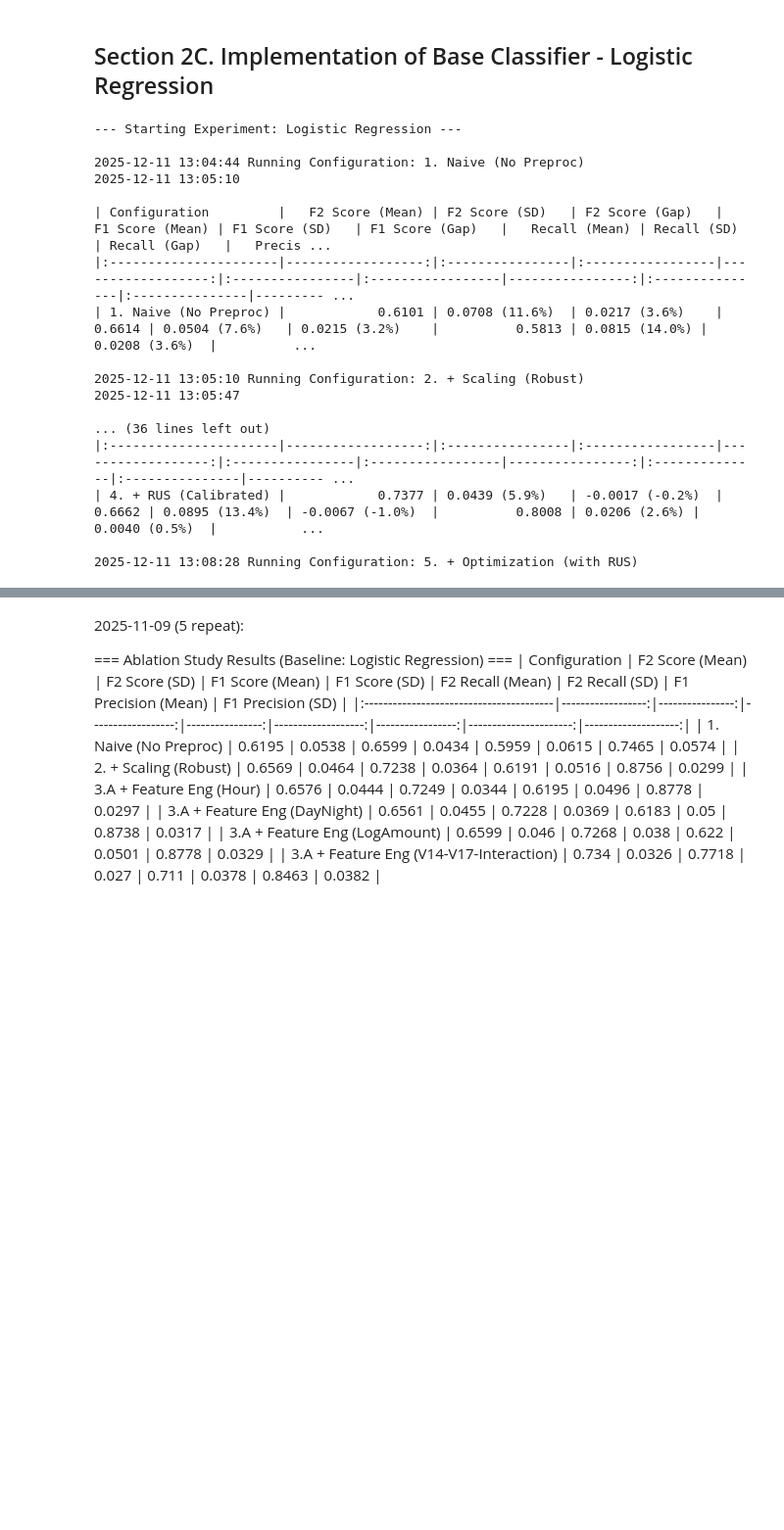
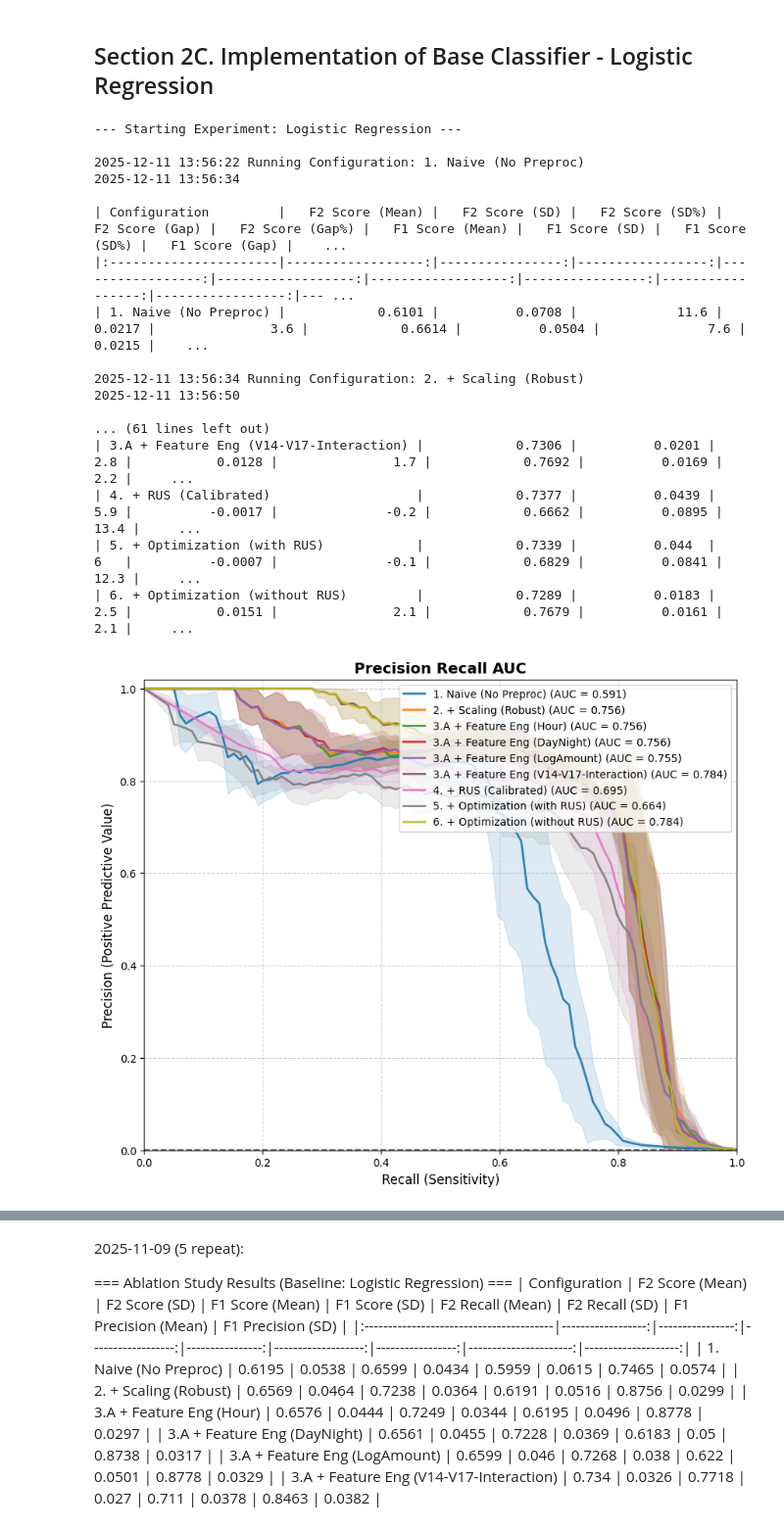
Before and after one commit to ang-bill/IU-DLMDSME01-Credit-Card-Fraud-Detection, a Jupyter notebook: Task1_Credit_Card_Fraud_Detection_Classifier_1.ipynb, the cells around one changed output, grey strips where cells are left out. Shown at 98% size. Cells and saved outputs as stored; diff of their text form; code cells hidden in the pictures; blank space fills up the shorter version.

```diff
--- a/Task1_Credit_Card_Fraud_Detection_Classifier_1.ipynb
+++ b/Task1_Credit_Card_Fraud_Detection_Classifier_1.ipynb
@@ -400,6 +399,7 @@ def run_ablation_study(experiment_name, base_clf, param_dist, X, y, configs, ext
     inner_cv = StratifiedKFold(n_splits=4, shuffle=True, random_state=42)
 
     results_table = []
+    plotting_data = {}
 
     print(f"--- Starting Experiment: {experiment_name} ---")
 
@@ -413,6 +413,7 @@ def run_ablation_study(experiment_name, base_clf, param_dist, X, y, configs, ext
                 'prec_test': [], 'prec_train': [],
                 'best_params': []
             }
+        plotting_data[name] = {'y_real': [], 'y_proba': []}
 
         # Outer CV loop (split training and test set)
         for i, (train_idx, test_idx) in enumerate(outer_cv.split(X, y)):
@@ -518,7 +519,12 @@ def run_ablation_study(experiment_name, base_clf, param_dist, X, y, configs, ext
                 model = pipeline
 
             # Prediction on test set
-            y_pred = model.predict(X_test)
+            y_pred_test = model.predict(X_test)
+
+            # Store probabilities for visualisation
+            y_proba_test = model.predict_proba(X_test)[:, 1] # calibrated probabilities
+            plotting_data[name]['y_real'].append(y_test)
+            plotting_data[name]['y_proba'].append(y_proba_test)
 
             # Prediction also on training set
             # This enables the measurement of the generalization gap between
@@ -530,10 +536,10 @@ def run_ablation_study(experiment_name, base_clf, param_dist, X, y, configs, ext
             y_pred_train = model.predict(X_train)
 
             # Record Metrics on test set
-            fold_metrics['f2_test'].append(fbeta_score(y_test, y_pred, beta=2))
-            fold_metrics['f1_test'].append(f1_score(y_test, y_pred))
-            fold_metrics['rec_test'].append(recall_score(y_test, y_pred))
-            fold_metrics['prec_test'].append(precision_score(y_test, y_pred, zero_division=0))
+            fold_metrics['f2_test'].append(fbeta_score(y_test, y_pred_test, beta=2))
+            fold_metrics['f1_test'].append(f1_score(y_test, y_pred_test))
+            fold_metrics['rec_test'].append(recall_score(y_test, y_pred_test))
+            fold_metrics['prec_test'].append(precision_score(y_test, y_pred_test, zero_division=0))
 
             # Record Metrics on training set
             fold_metrics['f2_train'].append(fbeta_score(y_train, y_pred_train, beta=2))
@@ -580,8 +586,13 @@ def run_ablation_study(experiment_name, base_clf, param_dist, X, y, configs, ext
 
           # 5. Add Columns to Row
           row[f'{label} (Mean)'] = f"{test_mean:.4f}"
-          row[f'{label} (SD)']   = f"{test_std:.4f} ({cv_pct:.1f}%)"
-          row[f'{label} (Gap)']  = f"{gap:.4f} ({gap_pct:.1f}%)"
+          #row[f'{label} (SD)']   = f"{test_std:.4f} ({cv_pct:.1f}%)"
+          row[f'{label} (SD)']   = f"{test_std:.4f}"
+          row[f'{label} (SD%)']   = f"{cv_pct:.1f}"
+          #row[f'{label} (Gap)']  = f"{gap:.4f} ({gap_pct:.1f}%)"
+          row[f'{label} (Gap)']   = f"{gap:.4f}"
+          row[f'{label} (Gap%)']   = f"{gap_pct:.1f}"
+
 
         # Add hyperparameters
 
@@ -614,7 +625,7 @@ def run_ablation_study(experiment_name, base_clf, param_dist, X, y, configs, ext
         results_table.append(row)
 
     # --- Return result ---
-    return pd.DataFrame(results_table)
+    return pd.DataFrame(results_table), plotting_data
 # %% [markdown]
 ### 8. Precision - Recall - AUC
 # %%
@@ -669,7 +680,8 @@ def plot_pr_curves_with_std(plotting_data, title="Precision-Recall Curve Compari
     plt.xlabel('Recall (Sensitivity)', fontsize=12)
     plt.ylabel('Precision (Positive Predictive Value)', fontsize=12)
     plt.title(title, fontsize=14, fontweight='bold')
-    plt.legend(loc="upper right", fontsize=10)
+    #plt.legend(bbox_to_anchor=(1.05, 1), loc='upper left', fontsize=10)
+    plt.legend(bbox_to_anchor=(0.5, 0.15), loc='upper center', ncol= 2, fontsize=10)
     plt.grid(True, linestyle='--', alpha=0.6)
     plt.xlim([0.0, 1.0])
     plt.ylim([0.0, 1.02])
@@ -679,45 +691,44 @@ def plot_pr_curves_with_std(plotting_data, title="Precision-Recall Curve Compari
     no_skill = 0.00172
     plt.plot([0, 1], [no_skill, no_skill], linestyle='--', color='gray', label='No Skill (Baseline)')
 
+    plt.tight_layout()
     plt.show()
-
-# --- HOW TO RUN ---
-# 1. Run the study and get the data
-# df_results, plot_data = run_ablation_study_with_plot(..., configs=configs)
-#
-# 2. Plot
-# plot_pr_curves_with_std(plot_data, title="Impact of Feature Engineering on XGBoost Performance")
 # %% [markdown]
 ## Section 2C. Implementation of Base Classifier - Logistic Regression
 # %%
 from scipy.stats import loguniform
 
 lr_params = {'C': loguniform(1e-4, 1e2)}
 
-df_results = run_ablation_study(
+df_results, plot_data = run_ablation_study(
     experiment_name="Logistic Regression",
     base_clf=LogisticRegression(solver='liblinear', random_state=42),
     param_dist=lr_params,
     X=X, y=y, configs=configs
 )
 
+# Metrics table
 print("\n=== Ablation Study Results (Baseline: Logistic Regression) ===")
 print(df_results.to_markdown(index=False))
+
+# Precision Recall AUC
+plot_pr_curves_with_std(plot_data, title="Precision Recall AUC (Baseline: Logistic Regression)")
 # %% [output]
 --- Starting Experiment: Logistic Regression ---
 
-2025-12-11 13:04:44 Running Configuration: 1. Naive (No Preproc)
-2025-12-11 13:05:10
+2025-12-11 13:56:22 Running Configuration: 1. Naive (No Preproc)
+2025-12-11 13:56:34
 
-| Configuration         |   F2 Score (Mean) | F2 Score (SD)   | F2 Score (Gap)   |   F1 Score (Mean) | F1 Score (SD)   | F1 Score (Gap)   |   Recall (Mean) | Recall (SD)    | Recall (Gap)   |   Precis ...
-|:----------------------|------------------:|:----------------|:-----------------|------------------:|:----------------|:-----------------|----------------:|:---------------|:---------------|--------- ...
-| 1. Naive (No Preproc) |            0.6101 | 0.0708 (11.6%)  | 0.0217 (3.6%)    |            0.6614 | 0.0504 (7.6%)   | 0.0215 (3.2%)    |          0.5813 | 0.0815 (14.0%) | 0.0208 (3.6%)  |          ...
+| Configuration         |   F2 Score (Mean) |   F2 Score (SD) |   F2 Score (SD%) |   F2 Score (Gap) |   F2 Score (Gap%) |   F1 Score (Mean) |   F1 Score (SD) |   F1 Score (SD%) |   F1 Score (Gap) |    ...
+|:----------------------|------------------:|----------------:|-----------------:|-----------------:|------------------:|------------------:|----------------:|-----------------:|-----------------:|--- ...
+| 1. Naive (No Preproc) |            0.6101 |          0.0708 |             11.6 |           0.0217 |               3.6 |            0.6614 |          0.0504 |              7.6 |           0.0215 |    ...
 
-2025-12-11 13:05:10 Running Configuration: 2. + Scaling (Robust)
-2025-12-11 13:05:47
+2025-12-11 13:56:34 Running Configuration: 2. + Scaling (Robust)
+2025-12-11 13:56:50
 
-... (36 lines left out)
-|:----------------------|------------------:|:----------------|:-----------------|------------------:|:----------------|:-----------------|----------------:|:--------------|:---------------|---------- ...
-| 4. + RUS (Calibrated) |            0.7377 | 0.0439 (5.9%)   | -0.0017 (-0.2%)  |            0.6662 | 0.0895 (13.4%)  | -0.0067 (-1.0%)  |          0.8008 | 0.0206 (2.6%) | 0.0040 (0.5%)  |           ...
-
-2025-12-11 13:08:28 Running Configuration: 5. + Optimization (with RUS)
+... (61 lines left out)
+| 3.A + Feature Eng (V14-V17-Interaction) |            0.7306 |          0.0201 |              2.8 |           0.0128 |               1.7 |            0.7692 |          0.0169 |              2.2 |     ...
+| 4. + RUS (Calibrated)                   |            0.7377 |          0.0439 |              5.9 |          -0.0017 |              -0.2 |            0.6662 |          0.0895 |             13.4 |     ...
+| 5. + Optimization (with RUS)            |            0.7339 |          0.044  |              6   |          -0.0007 |              -0.1 |            0.6829 |          0.0841 |             12.3 |     ...
+| 6. + Optimization (without RUS)         |            0.7289 |          0.0183 |              2.5 |           0.0151 |               2.1 |            0.7679 |          0.0161 |              2.1 |     ...
+[figure, added]
```
Also changed, not shown: parts of 10 cells of this notebook.
